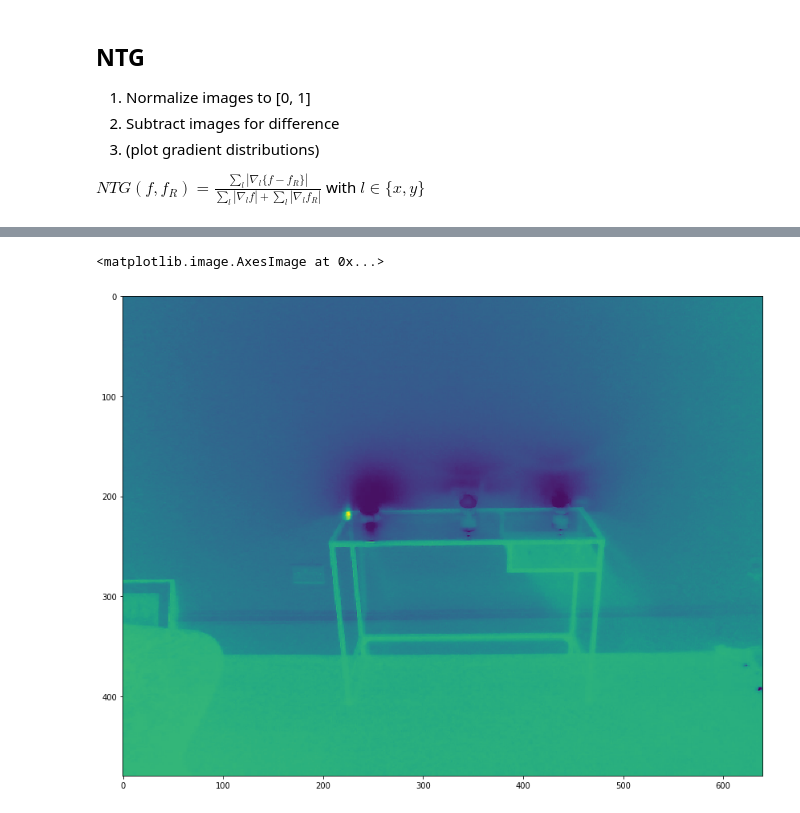
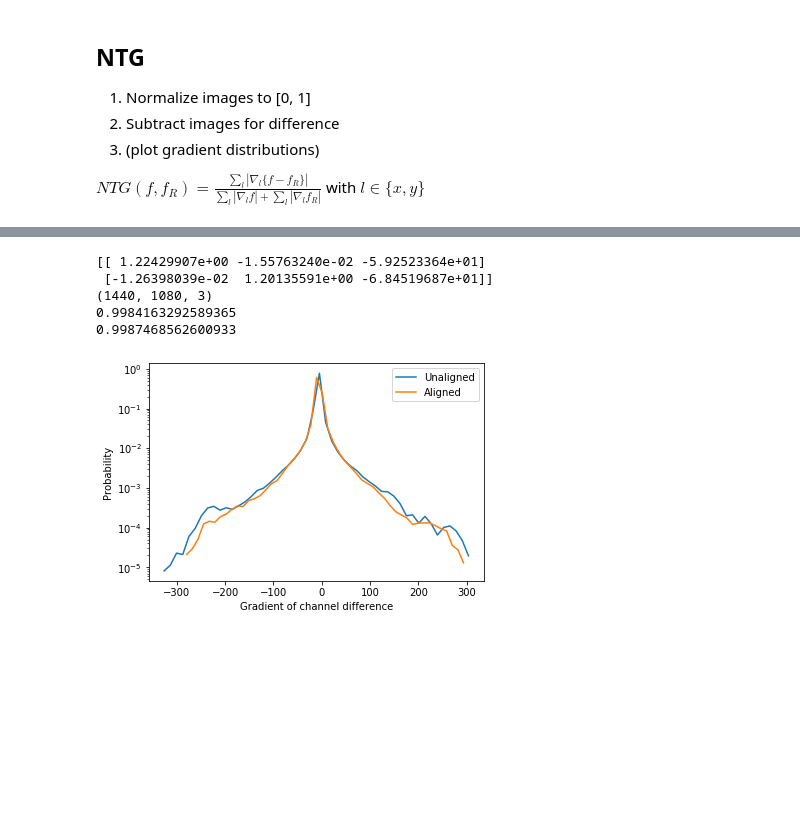
Before and after one commit to Lindronics/honours_project, a Jupyter notebook: notebooks/flir_one/normalized_total_gradient.ipynb, the cells around one changed output, grey strips where cells are left out. Cells and saved outputs as stored; diff of their text form; code cells hidden in the pictures; blank space fills up the shorter version.

```diff
--- a/notebooks/flir_one/normalized_total_gradient.ipynb
+++ b/notebooks/flir_one/normalized_total_gradient.ipynb
@@ -181,5 +170,33 @@ plot_gradients([rgb-fir, rgb_trans-fir], ["Unaligned", "Aligned"])
-# %%
-plt.imshow(fir-rgb)
-# %% [output]
-<matplotlib.image.AxesImage at 0x...>
-[figure, removed]
+# %%
+root_path = "../../data/calibration_rotation"
+with open(os.path.join(root_path, "metadata.json")) as f:
+    metadata2 = json.load(f)
+
+# scaling_factor = metadata["shape"]["vis"][0] / metadata["shape"]["thr"][0]
+
+X = metadata2["photos"]["flir_20191116T103250.jpg"]["points"]["vis"]
+y = metadata2["photos"]["flir_20191116T103250.jpg"]["points"]["thr"]
+
+X = np.vstack(X) // scaling_factor // global_scaling
+y = np.vstack(y) // global_scaling
+
+model = LinearRegression()
+model.fit(X, y)
+
+transformation = np.hstack([model.coef_, model.intercept_[:, None]])
+print(transformation)
+
+orig2, fir2, rgb2 = load_prepare(root_path, "flir_20191116T103250.jpg")
+print(ntg(rgb2, fir2))
+
+rgb2_trans = cv2.warpAffine(rgb2, transformation, (fir2.shape[1], fir2.shape[0]))
+print(ntg(rgb2_trans, fir2))
+
+plot_gradients([fir2-rgb2, fir2-rgb2_trans], ["Unaligned", "Aligned"], bins=50)
+# %% [output]
+[[ 1.22429907e+00 -1.55763240e-02 -5.92523364e+01]
+ [-1.26398039e-02  1.20135591e+00 -6.84519687e+01]]
+(1440, 1080, 3)
+0.9984163292589365
+0.9987468562600933
+[figure, added]
```
Also changed, not shown: parts of 18 cells of this notebook, 1 other file.
